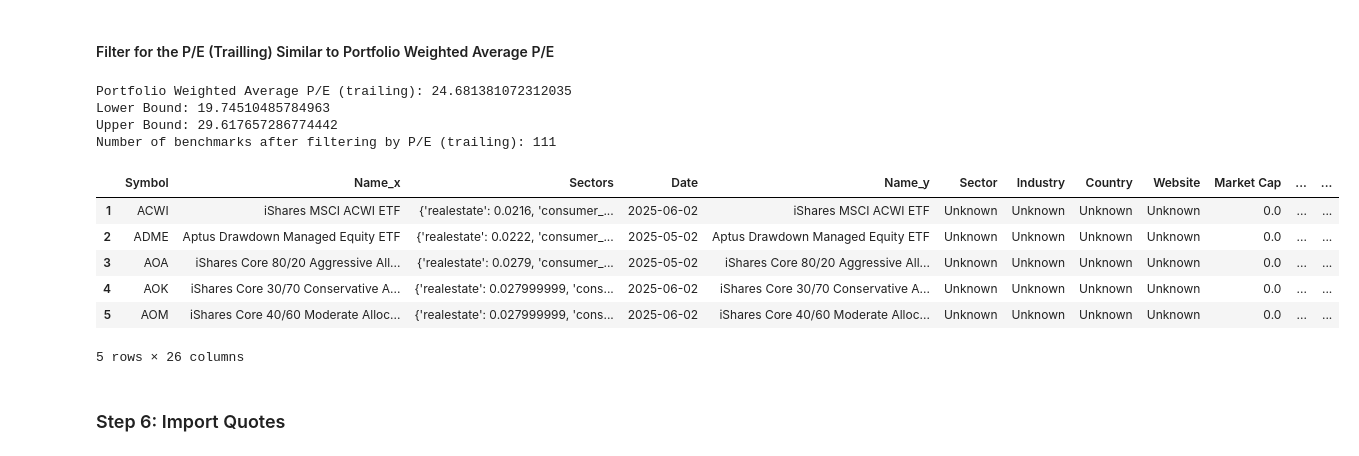
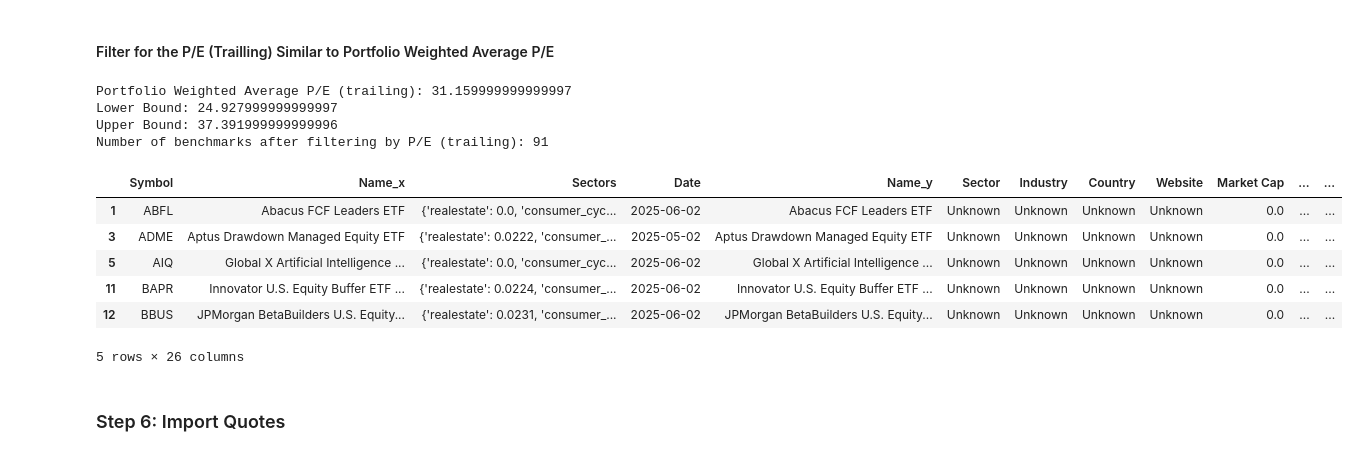
Before and after one commit to renan-peres/mfin-algo-trading-team, a Jupyter notebook: 03_benchmark_selection_short_term.ipynb, the cells around one changed output. Drawn from its saved outputs; the diff is of its cells as text; code cells hidden in the pictures.

```diff
--- a/03_benchmark_selection_short_term.ipynb
+++ b/03_benchmark_selection_short_term.ipynb
@@ -118,10 +118,10 @@ sectors_df.head()
 # %% [markdown]
 ### Step 4: Read Portfolio Data (Excel)
 # %%
-portfolio_df = pd.read_excel(output_file, sheet_name="long_term")
+portfolio_df = pd.read_excel(output_file, sheet_name="short_term")
 portfolio_tickers = portfolio_df["Ticker"].tolist()
 # portfolio_df["Weight"] = portfolio_df['Weight'].str.rstrip('%').astype(float) / 100
-portfolio_df["P/E (trailing)"] = pd.to_numeric(portfolio_df["P/E (trailing)"], errors="coerce")
+portfolio_df["P/E (Trailing)"] = pd.to_numeric(portfolio_df["P/E (Trailing)"], errors="coerce")
 
 print(portfolio_tickers)
 display(portfolio_df)
@@ -197,39 +194,39 @@ display(merged_df.head())
 # %% [markdown]
 #### Filter for the P/E (Trailling) Similar to Portfolio Weighted Average P/E
 # %%
-# Step 1: Calculate the weighted average of P/E (trailing) in portfolio_df
-weighted_average_pe = (portfolio_df["Weight"] * portfolio_df["P/E (trailing)"]).sum()
+# Step 1: Calculate the weighted average of P/E (Trailing) in portfolio_df
+weighted_average_pe = (portfolio_df["Weight"] * portfolio_df["P/E (Trailing)"]).sum()
 
 # Step 2: Calculate the 20% threshold range
 lower_bound = weighted_average_pe * 0.8  # 20% below the weighted average
 upper_bound = weighted_average_pe * 1.2  # 2% above the weighted average
 
-# Step 3: Filter merged_df based on the P/E (trailing) column
+# Step 3: Filter merged_df based on the P/E (Trailing) column
 filtered_merged_df = merged_df[
     (merged_df["P/E (trailing)"] >= lower_bound) &
     (merged_df["P/E (trailing)"] <= upper_bound)
 ]
 
 filtered_sectors_df = filtered_merged_df.copy().dropna(how='all')
 tickers = filtered_sectors_df["Symbol"].tolist()
 
 # Display the filtered DataFrame
 print("Portfolio Weighted Average P/E (trailing):", weighted_average_pe)
 print("Lower Bound:", lower_bound)
 print("Upper Bound:", upper_bound)
 print("Number of benchmarks after filtering by P/E (trailing):", len(filtered_merged_df))
 display(filtered_sectors_df.head())
 # %% [output]
-Portfolio Weighted Average P/E (trailing): 24.681381072312035
-Lower Bound: 19.74510485784963
-Upper Bound: 29.617657286774442
-Number of benchmarks after filtering by P/E (trailing): 111
+Portfolio Weighted Average P/E (trailing): 31.159999999999997
+Lower Bound: 24.927999999999997
+Upper Bound: 37.391999999999996
+Number of benchmarks after filtering by P/E (trailing): 91
 |  | Symbol | Name_x | Sectors | Date | Name_y | Sector | Industry | Country | Website | Market Cap | ... | ... |
-| 1 | ACWI | iShares MSCI ACWI ETF | {'realestate': 0.0216, 'consumer_... | 2025-06-02 | iShares MSCI ACWI ETF | Unknown | Unknown | Unknown | Unknown | 0.0 | ... | ... |
-| 2 | ADME | Aptus Drawdown Managed Equity ETF | {'realestate': 0.0222, 'consumer_... | 2025-05-02 | Aptus Drawdown Managed Equity ETF | Unknown | Unknown | Unknown | Unknown | 0.0 | ... | ... |
-| 3 | AOA | iShares Core 80/20 Aggressive All... | {'realestate': 0.0279, 'consumer_... | 2025-05-02 | iShares Core 80/20 Aggressive All... | Unknown | Unknown | Unknown | Unknown | 0.0 | ... | ... |
-| 4 | AOK | iShares Core 30/70 Conservative A... | {'realestate': 0.027999999, 'cons... | 2025-06-02 | iShares Core 30/70 Conservative A... | Unknown | Unknown | Unknown | Unknown | 0.0 | ... | ... |
-| 5 | AOM | iShares Core 40/60 Moderate Alloc... | {'realestate': 0.027999999, 'cons... | 2025-06-02 | iShares Core 40/60 Moderate Alloc... | Unknown | Unknown | Unknown | Unknown | 0.0 | ... | ... |
+| 1 | ABFL | Abacus FCF Leaders ETF | {'realestate': 0.0, 'consumer_cyc... | 2025-06-02 | Abacus FCF Leaders ETF | Unknown | Unknown | Unknown | Unknown | 0.0 | ... | ... |
+| 3 | ADME | Aptus Drawdown Managed Equity ETF | {'realestate': 0.0222, 'consumer_... | 2025-05-02 | Aptus Drawdown Managed Equity ETF | Unknown | Unknown | Unknown | Unknown | 0.0 | ... | ... |
+| 5 | AIQ | Global X Artificial Intelligence ... | {'realestate': 0.0, 'consumer_cyc... | 2025-06-02 | Global X Artificial Intelligence ... | Unknown | Unknown | Unknown | Unknown | 0.0 | ... | ... |
+| 11 | BAPR | Innovator U.S. Equity Buffer ETF ... | {'realestate': 0.0224, 'consumer_... | 2025-06-02 | Innovator U.S. Equity Buffer ETF ... | Unknown | Unknown | Unknown | Unknown | 0.0 | ... | ... |
+| 12 | BBUS | JPMorgan BetaBuilders U.S. Equity... | {'realestate': 0.0231, 'consumer_... | 2025-06-02 | JPMorgan BetaBuilders U.S. Equity... | Unknown | Unknown | Unknown | Unknown | 0.0 | ... | ... |
 5 rows × 26 columns
 # %% [markdown]
 ### Step 6: Import Quotes
```
Also changed, not shown: parts of 21 cells of this notebook, 3 other files.
